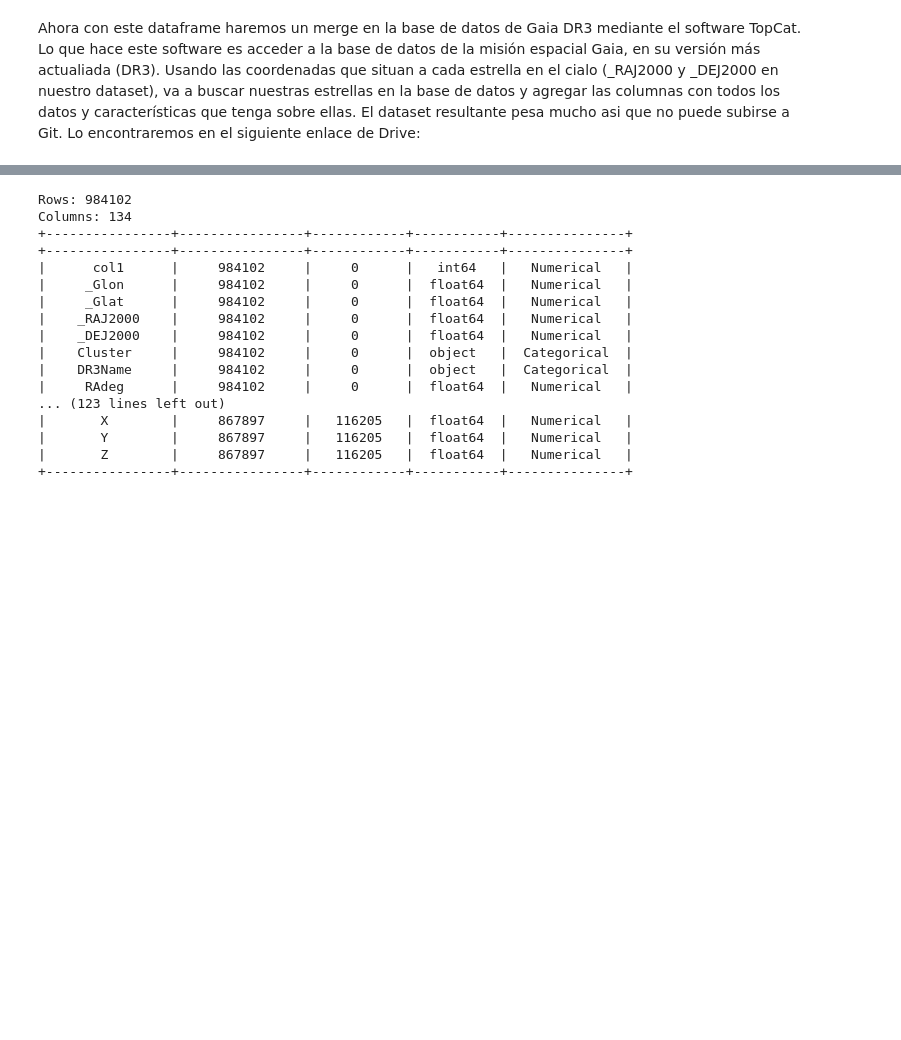
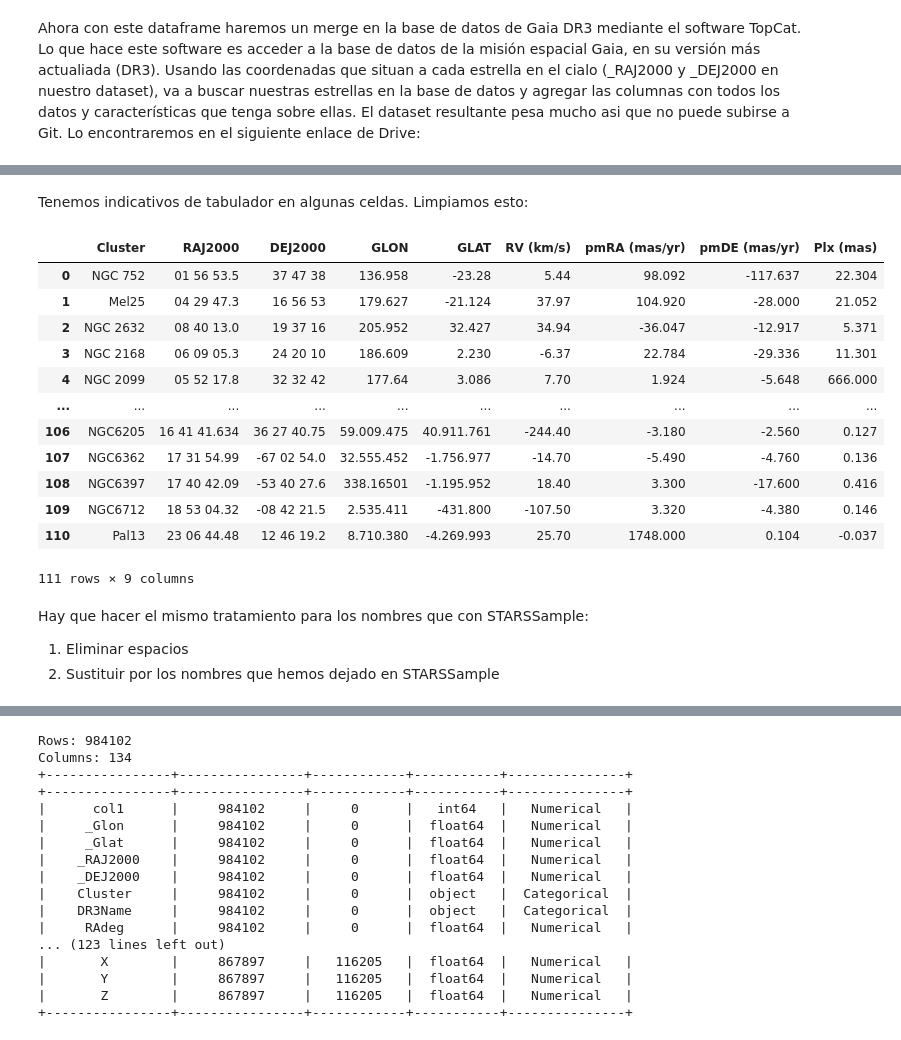
Before and after one commit to TatianaCC/STARS_FinalProject, a Jupyter notebook: src/BuildData.ipynb, the cells around one changed output, grey strips where cells are left out. Cells and saved outputs as stored; diff of their text form; code cells hidden in the pictures; blank space fills up the shorter version.

```diff
--- a/src/BuildData.ipynb
+++ b/src/BuildData.ipynb
@@ -145,0 +249,27 @@ Ahora con este dataframe haremos un merge en la base de datos de Gaia DR3 median
+# %% [markdown]
+Tenemos indicativos de tabulador en algunas celdas. Limpiamos esto:
+# %%
+def remove_tabs(x):
+    if isinstance(x, str):
+        return x.replace('\t', '')
+    return x
+clusters_info = clusters_info.map(remove_tabs)
+clusters_info
+# %% [output]
+|  | Cluster | RAJ2000 | DEJ2000 | GLON | GLAT | RV (km/s) | pmRA (mas/yr) | pmDE (mas/yr) | Plx (mas) |
+| 0 | NGC 752 | 01 56 53.5 | 37 47 38 | 136.958 | -23.28 | 5.44 | 98.092 | -117.637 | 22.304 |
+| 1 | Mel25 | 04 29 47.3 | 16 56 53 | 179.627 | -21.124 | 37.97 | 104.920 | -28.000 | 21.052 |
+| 2 | NGC 2632 | 08 40 13.0 | 19 37 16 | 205.952 | 32.427 | 34.94 | -36.047 | -12.917 | 5.371 |
+| 3 | NGC 2168 | 06 09 05.3 | 24 20 10 | 186.609 | 2.230 | -6.37 | 22.784 | -29.336 | 11.301 |
+| 4 | NGC 2099 | 05 52 17.8 | 32 32 42 | 177.64 | 3.086 | 7.70 | 1.924 | -5.648 | 666.000 |
+| ... | ... | ... | ... | ... | ... | ... | ... | ... | ... |
+| 106 | NGC6205 | 16 41 41.634 | 36 27 40.75 | 59.009.475 | 40.911.761 | -244.40 | -3.180 | -2.560 | 0.127 |
+| 107 | NGC6362 | 17 31 54.99 | -67 02 54.0 | 32.555.452 | -1.756.977 | -14.70 | -5.490 | -4.760 | 0.136 |
+| 108 | NGC6397 | 17 40 42.09 | -53 40 27.6 | 338.16501 | -1.195.952 | 18.40 | 3.300 | -17.600 | 0.416 |
+| 109 | NGC6712 | 18 53 04.32 | -08 42 21.5 | 2.535.411 | -431.800 | -107.50 | 3.320 | -4.380 | 0.146 |
+| 110 | Pal13 | 23 06 44.48 | 12 46 19.2 | 8.710.380 | -4.269.993 | 25.70 | 1748.000 | 0.104 | -0.037 |
+111 rows × 9 columns
+# %% [markdown]
+Hay que hacer el mismo tratamiento para los nombres que con STARSSample:
+1. Eliminar espacios
+2. Sustituir por los nombres que hemos dejado en STARSSample
```
Also changed, not shown: parts of 20 cells of this notebook, 5 other files.
